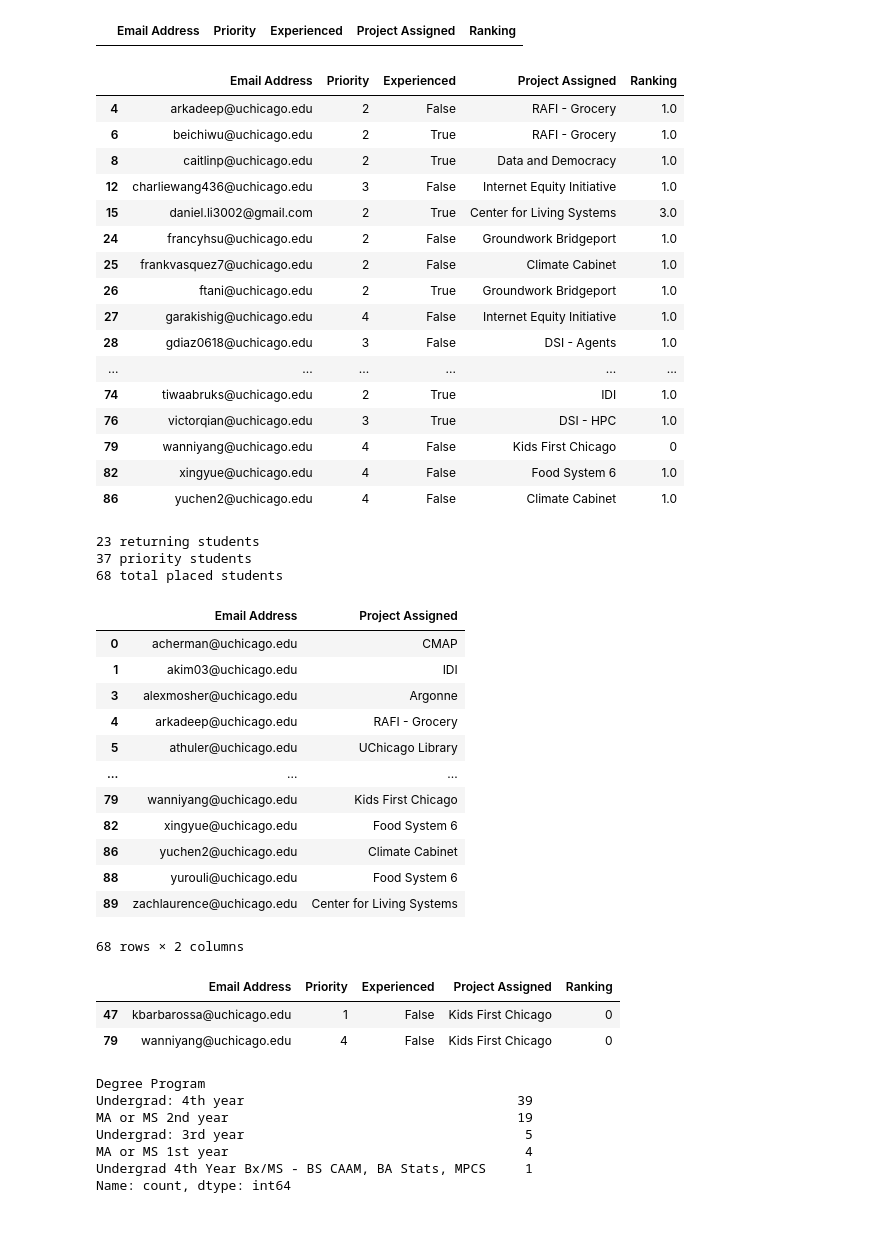
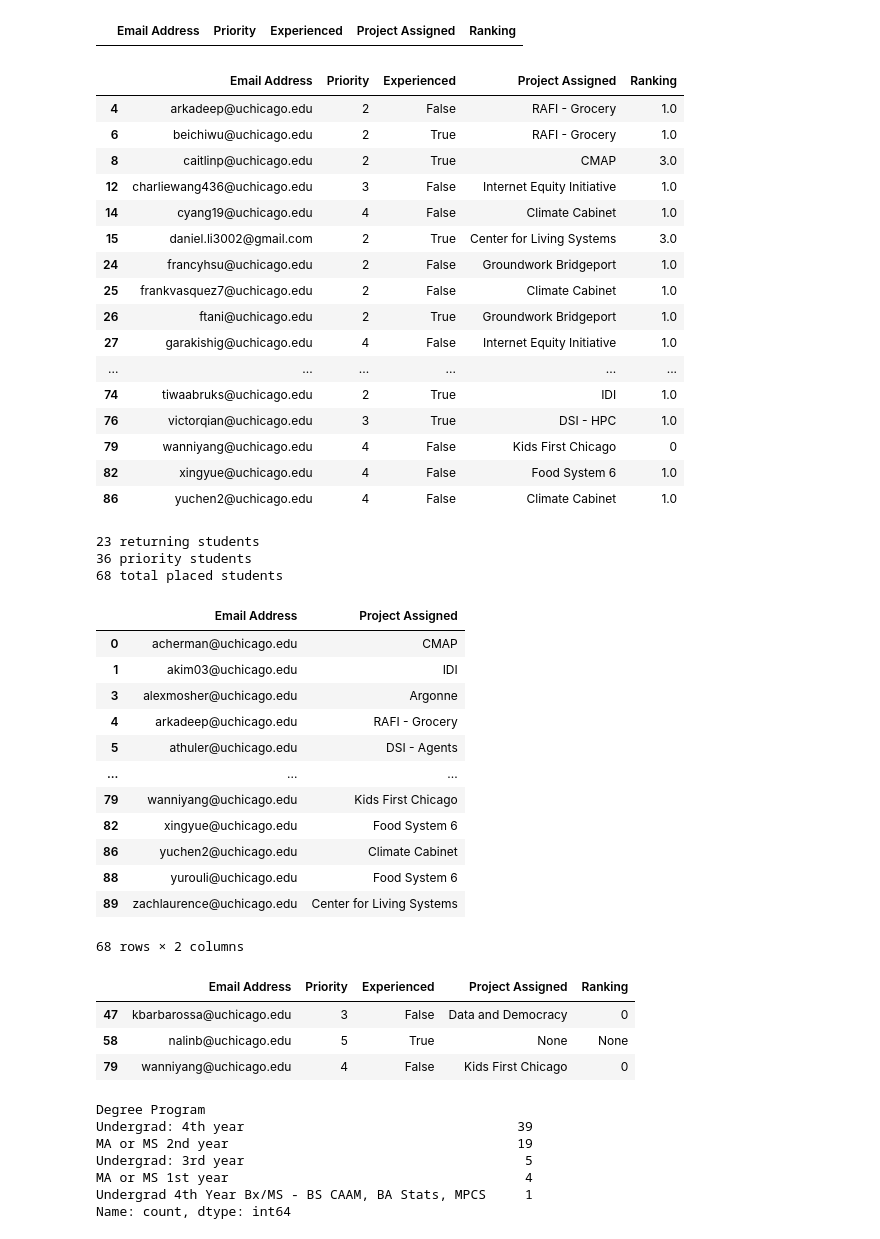
Before and after one commit to dsi-clinic/the-clinic, a Jupyter notebook: admin/matching/notebooks/matching.ipynb, the cells around one changed output. Saved outputs shown, nothing was run; the diff lists cells and outputs as text; code cells hidden in the pictures.

```diff
--- a/admin/matching/notebooks/matching.ipynb
+++ b/admin/matching/notebooks/matching.ipynb
@@ -23,17 +23,17 @@ The autoreload extension is already loaded. To reload it, use:
 # %%
 file_location = "../data/Spring 25 Matching.xlsx"
 prioritized_students = []
-forced_assignments = {"kbarbarossa@uchicago.edu": "Data and Democracy"}
-deprioritized_students = ["nalinb@uchicago.edu"]
+override_assignments = {"kbarbarossa@uchicago.edu": "Data and Democracy"}
+deprioritized_students = ["nalinb@uchicago.edu", "wanniyang@uchicago.edu"]
 technical_project_list = ["Argonne", "Center for Living Systems", "CMAP", "Satellite-Based Detection of Ancient Water Systems", "SPUN"]
 drop_project_list = ["Satellite-Based Detection of Ancient Water Systems", "SPUN"]
 not_running_anymore = ["Morningstar", "Rwanda - Landslides", "Rwanda - Climate", "BDC","Invenergy", "IRC","Fermi - Simulations","RAFI - Poultry"]
 
-application_df, forced_assignments = process_applications(file_location, deprioritized_students, prioritized_students, not_running_anymore, forced_assignments)
+application_df, forced_assignments = process_applications(file_location, deprioritized_students, prioritized_students, not_running_anymore, override_assignments)
 
 data_to_process_dict = generate_data(application_df, technical_project_list)
 
-priority_weights = [1,5,10,20]
+priority_weights = [1,5,10,20,50]
 max_students = {}
 all_project_list = data_to_process_dict.pop("all_project_list")
 
@@ -148,14 +148,14 @@ assignment_df[(assignment_df["Project Assigned"].notna()) & (assignment_df["Prio
 |  | Email Address | Priority | Experienced | Project Assigned | Ranking |
 | 4 | arkadeep@uchicago.edu | 2 | False | RAFI - Grocery | 1.0 |
 | 6 | beichiwu@uchicago.edu | 2 | True | RAFI - Grocery | 1.0 |
-| 8 | caitlinp@uchicago.edu | 2 | True | Data and Democracy | 1.0 |
+| 8 | caitlinp@uchicago.edu | 2 | True | CMAP | 3.0 |
 | 12 | charliewang436@uchicago.edu | 3 | False | Internet Equity Initiative | 1.0 |
+| 14 | cyang19@uchicago.edu | 4 | False | Climate Cabinet | 1.0 |
 | 15 | daniel.li3002@gmail.com | 2 | True | Center for Living Systems | 3.0 |
 | 24 | francyhsu@uchicago.edu | 2 | False | Groundwork Bridgeport | 1.0 |
 | 25 | frankvasquez7@uchicago.edu | 2 | False | Climate Cabinet | 1.0 |
 | 26 | ftani@uchicago.edu | 2 | True | Groundwork Bridgeport | 1.0 |
 | 27 | garakishig@uchicago.edu | 4 | False | Internet Equity Initiative | 1.0 |
-| 28 | gdiaz0618@uchicago.edu | 3 | False | DSI - Agents | 1.0 |
 | ... | ... | ... | ... | ... | ... |
 | 74 | tiwaabruks@uchicago.edu | 2 | True | IDI | 1.0 |
 | 76 | victorqian@uchicago.edu | 3 | True | DSI - HPC | 1.0 |
@@ -172,7 +172,7 @@ print(f"{n_priority} priority students")
 print(f"{n_placed} total placed students")
 # %% [output]
 23 returning students
-37 priority students
+36 priority students
 68 total placed students
 # %%
 # All students that were assigned
@@ -183,7 +183,7 @@ assignment_df[(assignment_df["Project Assigned"].notna())][['Email Address', 'Pr
 | 1 | akim03@uchicago.edu | IDI |
 | 3 | alexmosher@uchicago.edu | Argonne |
 | 4 | arkadeep@uchicago.edu | RAFI - Grocery |
-| 5 | athuler@uchicago.edu | UChicago Library |
+| 5 | athuler@uchicago.edu | DSI - Agents |
 | ... | ... | ... |
 | 79 | wanniyang@uchicago.edu | Kids First Chicago |
 | 82 | xingyue@uchicago.edu | Food System 6 |
@@ -193,10 +193,11 @@ assignment_df[(assignment_df["Project Assigned"].notna())][['Email Address', 'Pr
 68 rows × 2 columns
 # %%
 # Check specific student(s) by email
-assignment_df[assignment_df["Email Address"].isin(["wanniyang@uchicago.edu", "kbarbarossa@uchicago.edu"])]
+assignment_df[assignment_df["Email Address"].isin(["wanniyang@uchicago.edu", "kbarbarossa@uchicago.edu", "nalinb@uchicago.edu"])]
 # %% [output]
 |  | Email Address | Priority | Experienced | Project Assigned | Ranking |
-| 47 | kbarbarossa@uchicago.edu | 1 | False | Kids First Chicago | 0 |
+| 47 | kbarbarossa@uchicago.edu | 3 | False | Data and Democracy | 0 |
+| 58 | nalinb@uchicago.edu | 5 | True | None | None |
 | 79 | wanniyang@uchicago.edu | 4 | False | Kids First Chicago | 0 |
 # %%
 roster["Degree Program"].value_counts()
```
Also changed, not shown: parts of 3 cells of this notebook, 1 other file.
